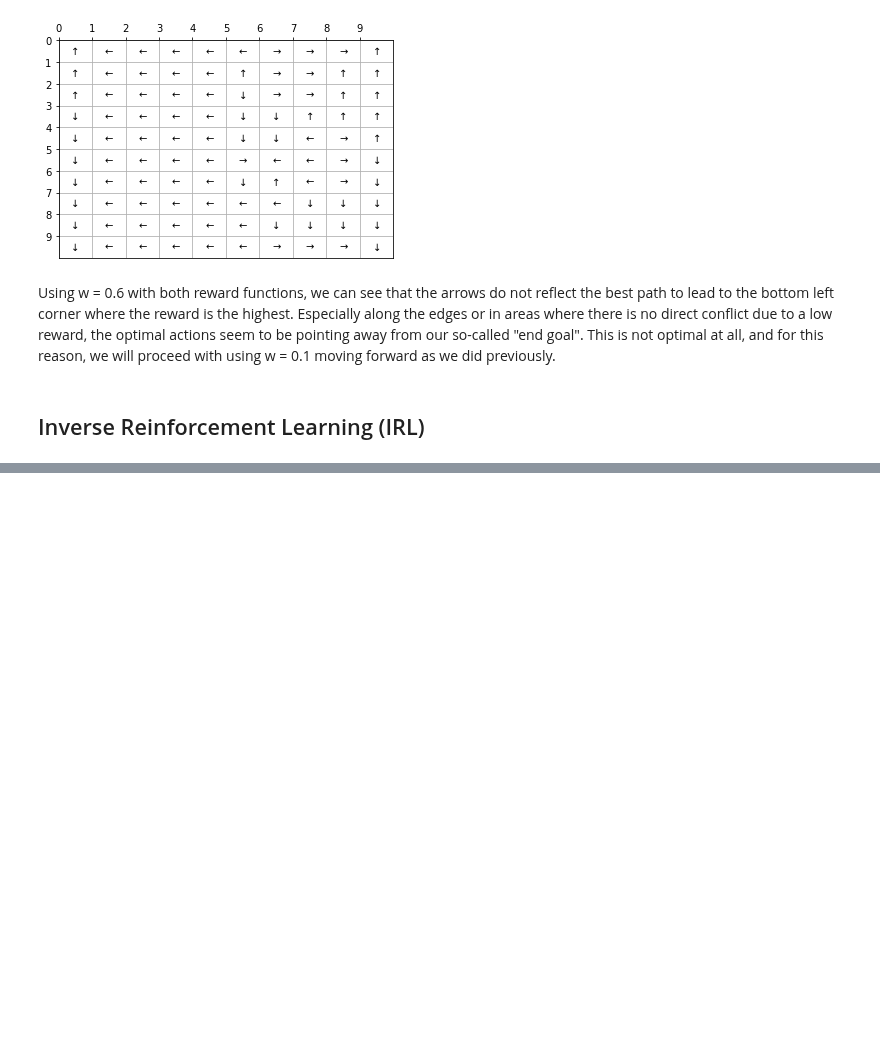
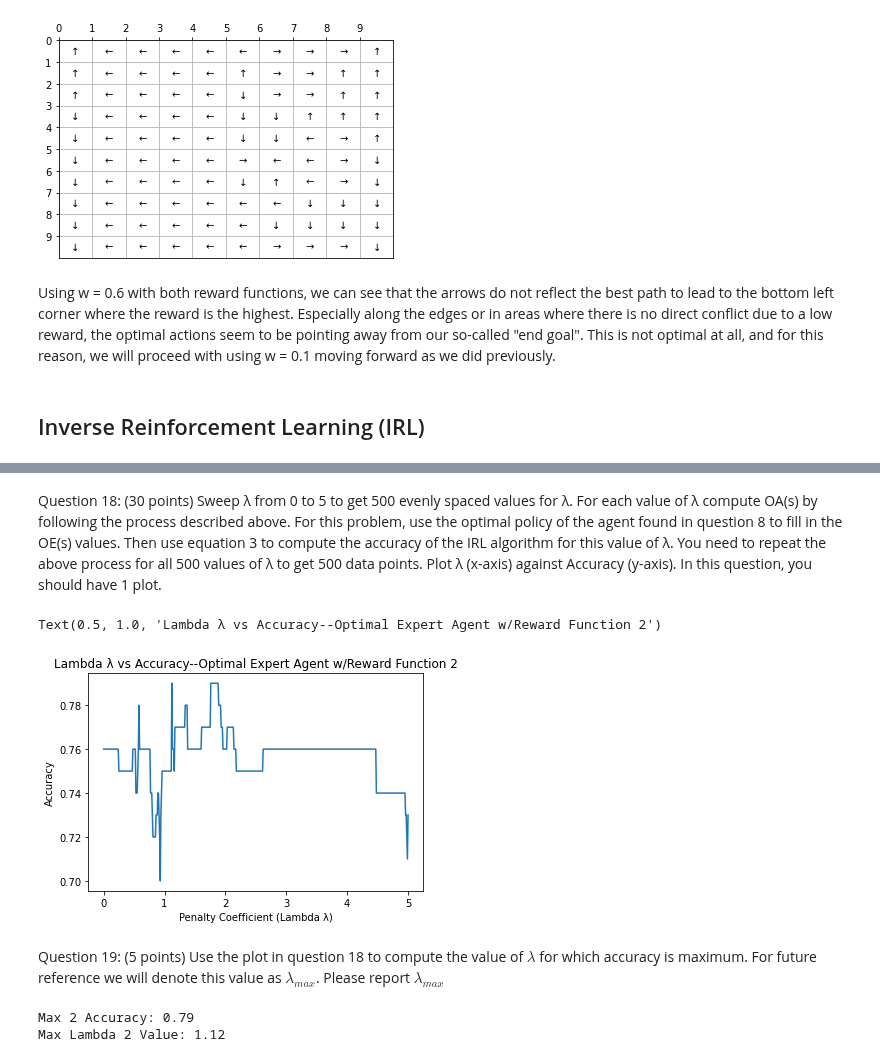
Before and after one commit to morgworth/ece232_team, a Jupyter notebook: Project 3/Project3_Swetha.ipynb, the cells around one changed output, grey strips where cells are left out. Drawn from its saved outputs; the diff is of its cells as text; code cells hidden in the pictures; blank space fills up the shorter version.

```diff
--- a/Project 3/Project3_Swetha.ipynb
+++ b/Project 3/Project3_Swetha.ipynb
@@ -404,0 +555,20 @@ Using w = 0.6 with both reward functions, we can see that the arrows do not refl
+# %% [markdown]
+Question 18: (30 points) Sweep λ from 0 to 5 to get 500 evenly spaced values for λ. For each value of λ compute OA(s) by following the process described above. For this problem, use the optimal policy of the agent found in question 8 to fill in the OE(s) values. Then use equation 3 to compute the accuracy of the IRL algorithm for this value of λ. You need to repeat the above process for all 500 values of λ to get 500 data points. Plot λ (x-axis) against Accuracy (y-axis). In this question, you should have 1 plot.
+# %%
+plt.plot(lambdas_list, all_accuracies[1])
+plt.xlabel("Penalty Coefficient (Lambda λ)")
+plt.ylabel("Accuracy")
+plt.title("Lambda λ vs Accuracy--Optimal Expert Agent w/Reward Function 2")
+# %% [output]
+Text(0.5, 1.0, 'Lambda λ vs Accuracy--Optimal Expert Agent w/Reward Function 2')
+[figure, added]
+# %% [markdown]
+Question 19: (5 points) Use the plot in question 18 to compute the value of $λ$ for which accuracy is maximum. For future reference we will denote this value as $λ_{max}$. Please report $λ_{max}$
+# %%
+acc_max2 = np.argmax(all_accuracies[1])
+lambda_max2 = lambdas_list[acc_max2]
+print('Max 2 Accuracy:', all_accuracies[1][acc_max2])
+print('Max Lambda 2 Value:', lambda_max2)
+# %% [output]
+Max 2 Accuracy: 0.79
+Max Lambda 2 Value: 1.12
```
Also changed, not shown: parts of 15 cells of this notebook.
